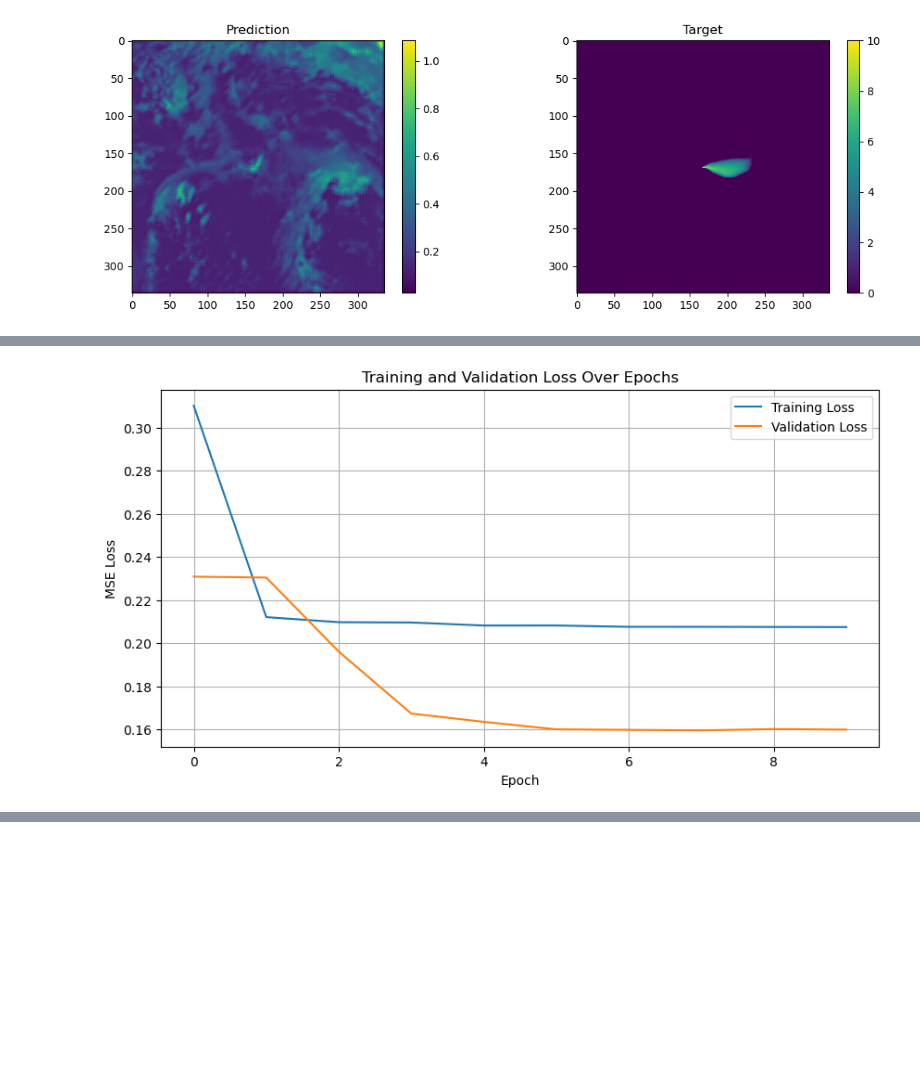
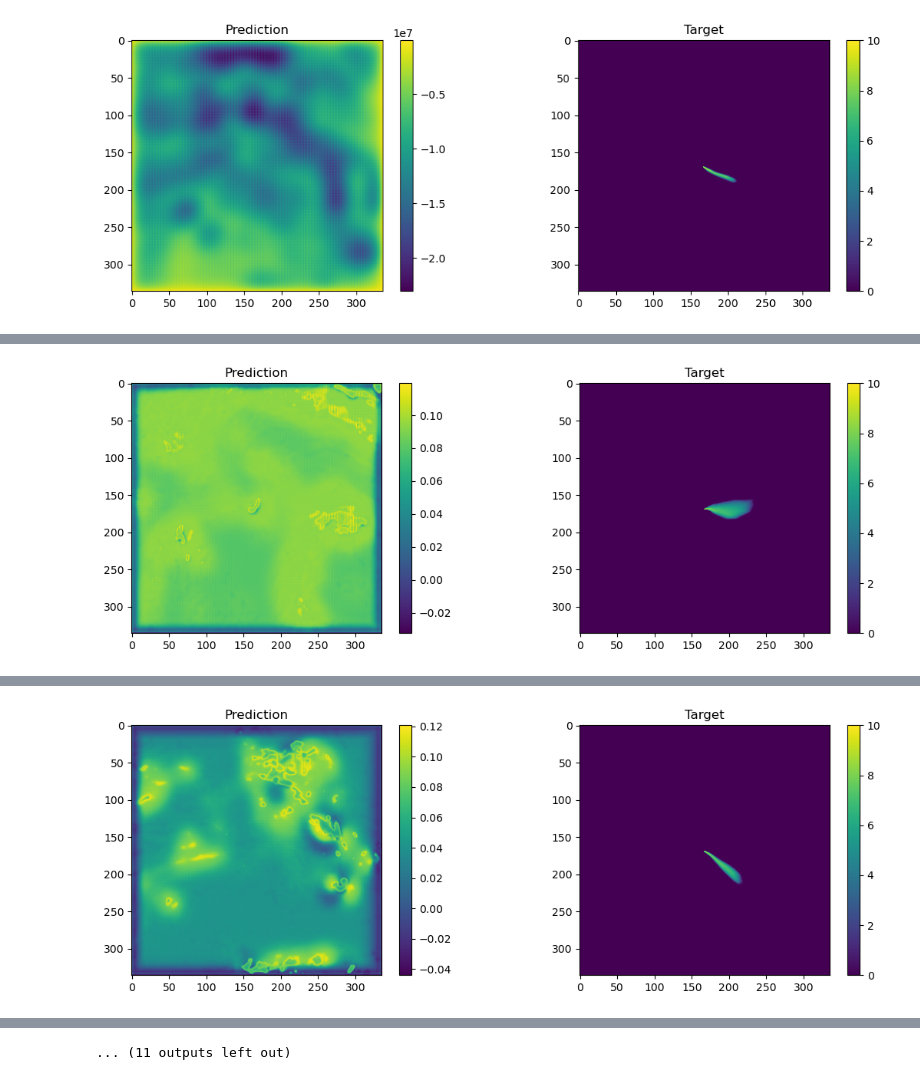
Before and after one commit to chaytonb/snap_emulator, a Jupyter notebook: unet_train.ipynb, the cells around one changed output, grey strips where cells are left out. Saved outputs shown, nothing was run; the diff lists cells and outputs as text; code cells hidden in the pictures; blank space fills up the shorter version.

```diff
--- a/unet_train.ipynb
+++ b/unet_train.ipynb
@@ -8,7 +8,7 @@ import matplotlib.pyplot as plt
 import unet
 from config import DATA_MODE, DATA_PATHS
 # %%
-def train():
+def train(num_epochs=10, lr=0.001, batch_size=6):
     data = np.load(DATA_PATHS[DATA_MODE])
 
     # Convert to PyTorch tensors
@@ -40,7 +40,6 @@ def train():
     print(f"Validation set: {X_val.shape}, {y_val.shape}")
     print(f"Test set: {X_test.shape}, {y_test.shape}")
 
-    batch_size = 6  # Adjust based on memory
     train_loader = DataLoader(TensorDataset(X_train, y_train),
                              batch_size=batch_size,
                              shuffle=True)
@@ -50,9 +49,8 @@ def train():
 
     # Initialize model, loss, optimizer
     device = torch.device('cuda' if torch.cuda.is_available() else 'cpu')
-    print(device)
     model = unet.UNET().to(device)
-    optimizer = torch.optim.Adam(model.parameters(), lr=0.001)
+    optimizer = torch.optim.Adam(model.parameters(), lr=lr)
     scheduler = torch.optim.lr_scheduler.ReduceLROnPlateau(optimizer, 'min', patience=3)
 
     # Variables for tracking best model and training history
@@ -63,7 +61,6 @@ def train():
     weights_path = f'models/unet_emulator_{DATA_MODE}.pth'
 
     # Training loop
-    num_epochs = 10
     for epoch in range(num_epochs):
         model.train()
         train_loss = 0
@@ -144,7 +141,11 @@ def train():
     print(f"Best validation loss: {best_val_loss:.4f}")
     print(f"Training complete. Best model weights saved to {weights_path}")
 # %%
-train()
+learning_rate = 0.01
+epochs = 100
+batch_size = 6
+
+train(num_epochs=epochs, lr=learning_rate, batch_size=batch_size)
 # %% [output]
 Training set: torch.Size([24, 8, 336, 336]), torch.Size([24, 1, 336, 336])
 Validation set: torch.Size([3, 8, 336, 336]), torch.Size([3, 1, 336, 336])
@@ -154 +154 @@ New best model saved with val loss: 0.2309
-[figure, old version]
+[figure, new version]
@@ -166 +165 @@ Train Loss: 0.2075, Val Loss: 0.1599
-[figure, old version]
+[figure, new version]
@@ -168,0 +171 @@ Training complete. Best model weights saved to models/unet_emulator_sample.pth
+[figure, added]
@@ -168,0 +181 @@ Training complete. Best model weights saved to models/unet_emulator_sample.pth
+... (11 outputs left out)
```
Also changed, not shown: parts of 1 cell of this notebook, 9 other files.
